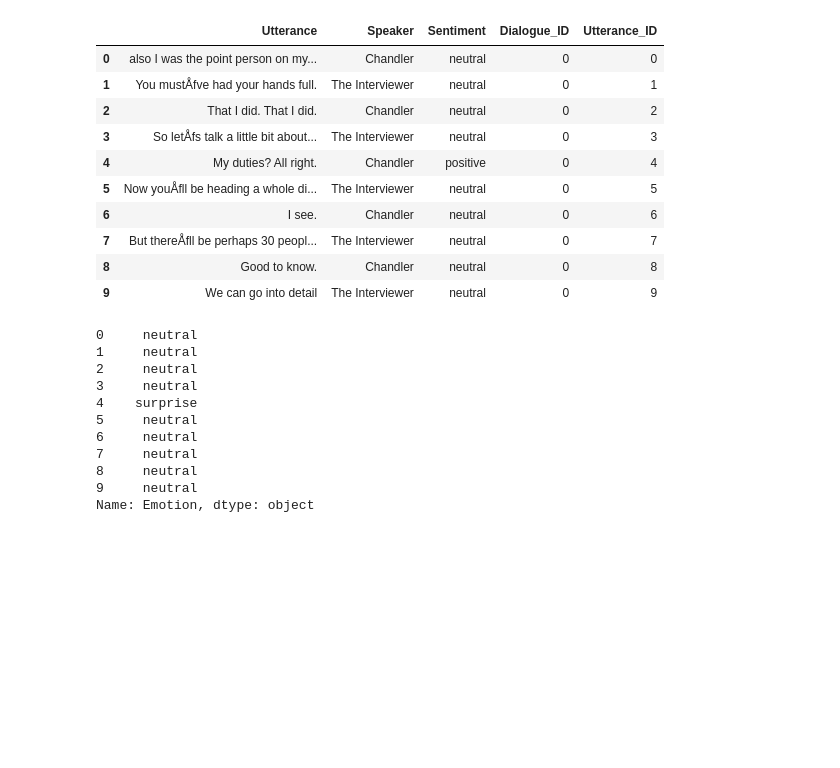
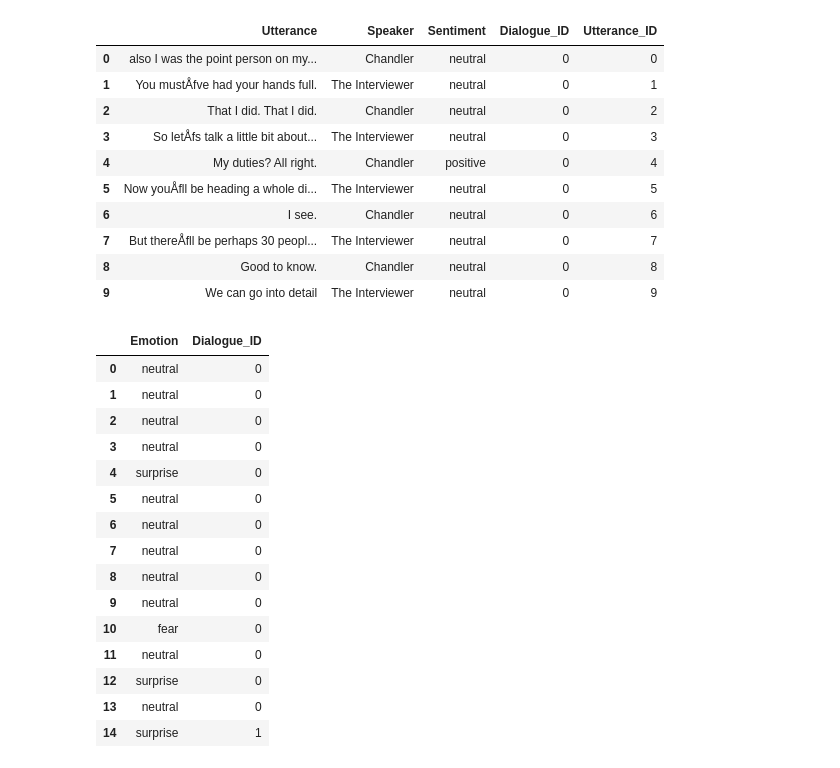
Before and after one commit to ELIJDAYO/ER_GAT, a Jupyter notebook: prototype_context_encoder.ipynb, the cells around one changed output. Cells and saved outputs as stored; diff of their text form; code cells hidden in the pictures; blank space fills up the shorter version.

```diff
--- a/prototype_context_encoder.ipynb
+++ b/prototype_context_encoder.ipynb
@@ -70,7 +122,7 @@ X_train = pd.read_csv('data/train_sent_emo_dya.csv', encoding='MacRoman')
 drop_features = list(X_train.keys()[6:])
 drop_features.append("Emotion")
 drop_features
-y_train = pd.Series(X_train.Emotion)
+y_train = X_train[["Emotion", "Dialogue_ID"]].copy()
 X_train = X_train.drop(drop_features, axis=1)
 X_train[:10]
 # %% [output]
@@ -86,17 +138,22 @@ X_train[:10]
 | 8 | Good to know. | Chandler | neutral | 0 | 8 |
 | 9 | We can go into detail | The Interviewer | neutral | 0 | 9 |
 # %%
-y_train[:10]
+y_train[:15]
 # %% [output]
-0     neutral
-1     neutral
-2     neutral
-3     neutral
-4    surprise
-5     neutral
-6     neutral
-7     neutral
-8     neutral
-9     neutral
-Name: Emotion, dtype: object
+|  | Emotion | Dialogue_ID |
+| 0 | neutral | 0 |
+| 1 | neutral | 0 |
+| 2 | neutral | 0 |
+| 3 | neutral | 0 |
+| 4 | surprise | 0 |
+| 5 | neutral | 0 |
+| 6 | neutral | 0 |
+| 7 | neutral | 0 |
+| 8 | neutral | 0 |
+| 9 | neutral | 0 |
+| 10 | fear | 0 |
+| 11 | neutral | 0 |
+| 12 | surprise | 0 |
+| 13 | neutral | 0 |
+| 14 | surprise | 1 |
 # %%
```
Also changed, not shown: parts of 34 cells of this notebook, 10 other files.
